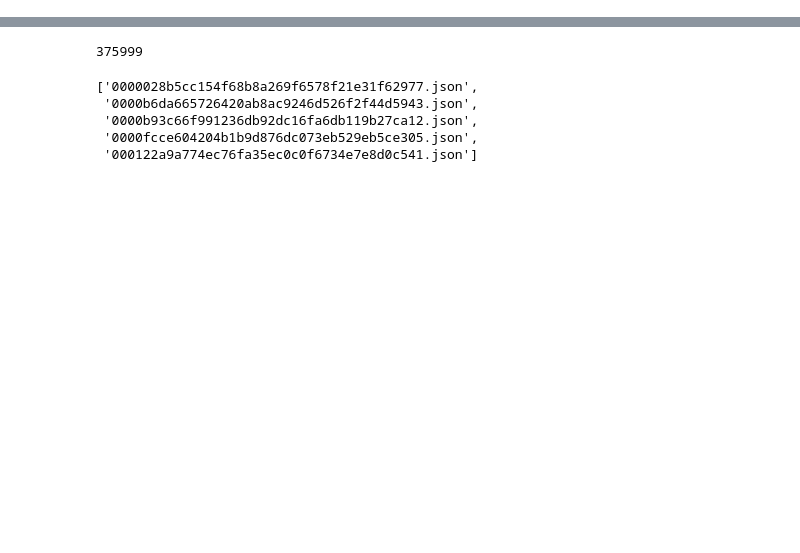
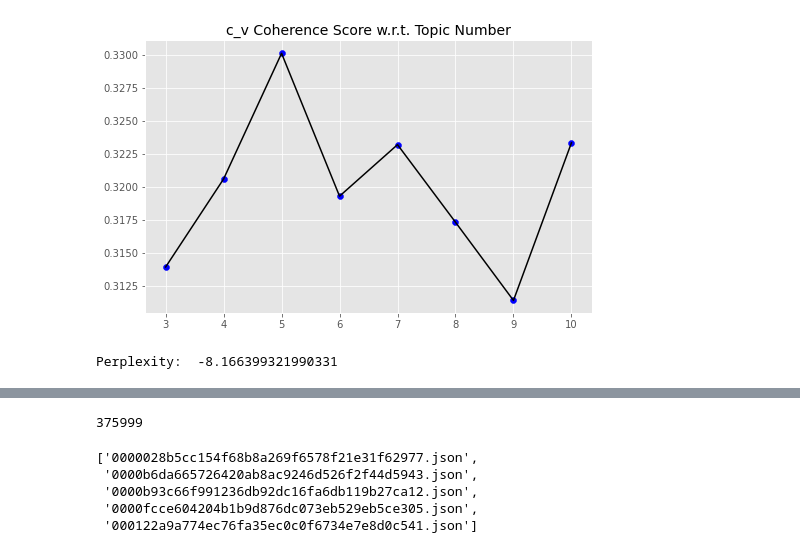
Before and after one commit to laiduy98/cose-19, a Jupyter notebook: notebooks/severity_clustering.ipynb, the cells around one changed output, grey strips where cells are left out. Saved outputs shown, nothing was run; the diff lists cells and outputs as text; code cells hidden in the pictures; blank space fills up the shorter version.

```diff
--- a/notebooks/severity_clustering.ipynb
+++ b/notebooks/severity_clustering.ipynb
@@ -46,0 +68,4 @@ Name: source_x, dtype: int64
+# %%
+len1 = len(meta_df)
+meta_df.drop_duplicates(subset=['abstract'],keep='first',inplace=True)
+print(f'Dropped {len1-len(meta_df)} articles with duplicate abstract')
@@ -46,0 +158,2 @@ Name: source_x, dtype: int64
+# %%
+data.reset_index(drop=True,inplace=True)
@@ -46,0 +199,3 @@ Name: source_x, dtype: int64
+# %%
+risk_article = data.iloc[risk_idx,:]
+risk_article.head()
@@ -46,0 +229,10 @@ Name: source_x, dtype: int64
+# %%
+def lemmatization(texts, allowed_postags=['DISEASE', 'CHEMICAL']): #['NOUN','ADJ','VERB','ADV'] ['DISEASE', 'CHEMICAL']
+    texts_out = []
+    nlp = spacy.load('en_ner_bc5cdr_md', disable=['parser', 'ner']) #en_core_web_sm  en_ner_bc5cdr_md
+    for sent in texts:
+        doc = nlp(" ".join(sent))
+        ##'-PRON-' is used as the lemma for all pronouns such as their, you, me, and I
+        texts_out.append([token.lemma_ if token.lemma_ not in ['-PRON-'] else ''
+                          for token in doc if token.pos_ in allowed_postags])
+    return texts_out
@@ -46,0 +283,41 @@ Name: source_x, dtype: int64
+# %%
+##https://towardsdatascience.com/evaluate-topic-model-in-python-latent-dirichlet-allocation-lda-7d57484bb5d0
+id2token_risk_article = corpora.Dictionary(list(risk_article['Phrase_Lemma_Tokens']))
+##eliminate rare and frequent tokens
+#id2token_risk_article.filter_extremes(no_below=2, no_above=0.8,
+#                                       keep_tokens=['smoke','smoking','smoker'])
+corpus_risk_article = [id2token_risk_article.doc2bow(tokens)
+                        for tokens in list(risk_article['Phrase_Lemma_Tokens'])]
+
+begin_time = time.time()
+coherence_scores = []
+for nb_topics in tqdm(range(3,11)):
+    lda_model = LdaMulticore(corpus=corpus_risk_article,
+                            id2word=id2token_risk_article,
+                            num_topics=nb_topics,
+                            random_state=98,
+                            chunksize=100,
+                            passes=10,
+                            iterations=50,
+                            decay=0.5,
+                            per_word_topics=True,)
+    #cm = CoherenceModel(model=lda_model, corpus=corpus_smoke_article, coherence='u_mass')
+    cm = CoherenceModel(model=lda_model,
+                        texts=list(risk_article['Phrase_Lemma_Tokens']),
+                        dictionary=id2token_risk_article,
+                        coherence='c_v',
+                        topn=20)
+    coherence_score = cm.get_coherence()
+    coherence_scores.append(coherence_score)
+
+print(f'Topic number selection took {time.time()-begin_time} seconds')
+
+fig,ax = plt.subplots(figsize=(8,5))
+ax.plot(range(3,11),coherence_scores,color='black')
+ax.scatter(range(3,11),coherence_scores,marker='o',color='blue')
+ax.set_xticks(range(3,11,1))
+ax.set_title('c_v Coherence Score w.r.t. Topic Number',fontsize=14)
+#ax.set_xlabel('Number of Topics',fontsize=14)
+for pos in ['top','right']:
+    ax.spines[pos].set_color(None)
+# %% [output]
@@ -46,0 +325,15 @@ Name: source_x, dtype: int64
+[figure, added]
+# %%
+lda_model = LdaMulticore(corpus=corpus_risk_article,
+                        id2word=id2token_risk_article,
+                        num_topics=6,
+                        random_state=98,
+                        chunksize=100,
+                        passes=10,
+                        iterations=50,
+                        decay=0.5,
+                        per_word_topics=True,)
+
+print('Perplexity: ', lda_model.log_perplexity(corpus_risk_article))
+# %% [output]
+Perplexity:  -8.166399321990331
```
Also changed, not shown: parts of 48 cells of this notebook.
